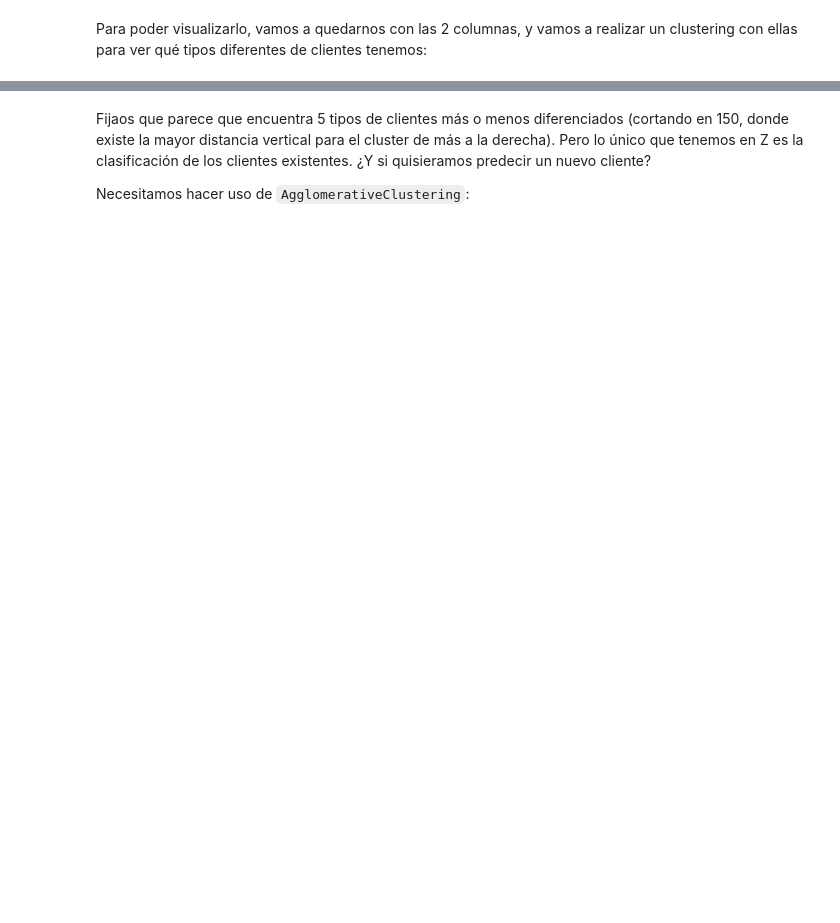
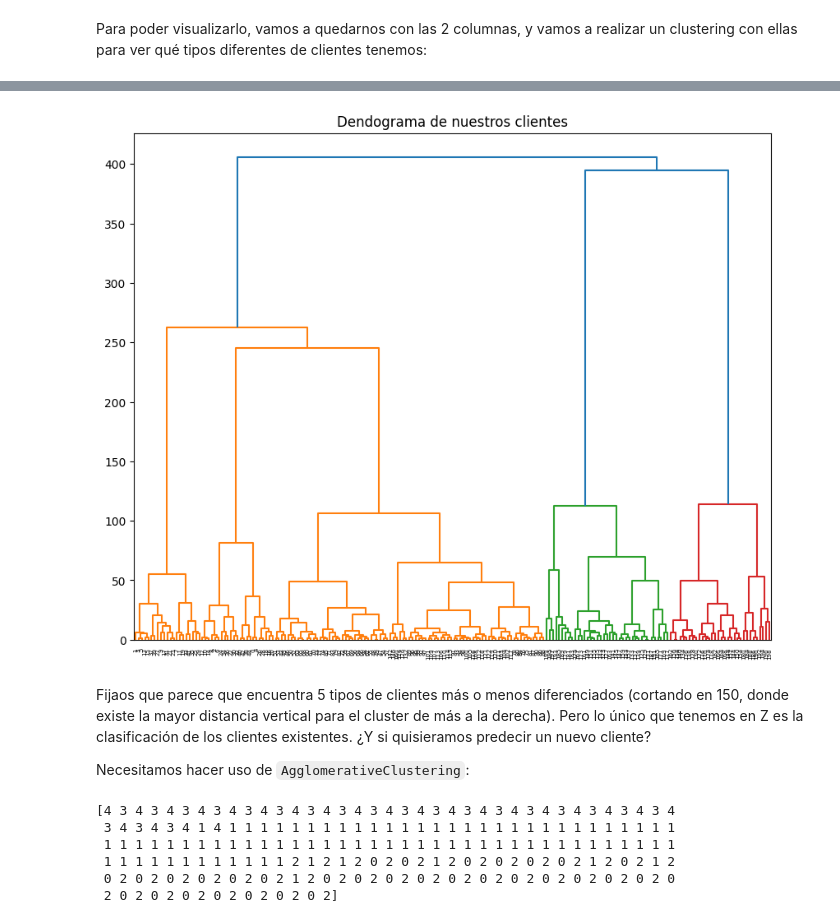
Before and after one commit to caroidarraga/Aprendizaje_No_Supervisado, a Jupyter notebook: VC03_Métodos_de_clustering_jerárquico.ipynb, the cells around one changed output, grey strips where cells are left out. Cells and saved outputs as stored; diff of their text form; code cells hidden in the pictures; blank space fills up the shorter version.

```diff
--- a/VC03_Métodos_de_clustering_jerárquico.ipynb
+++ b/VC03_Métodos_de_clustering_jerárquico.ipynb
@@ -215,11 +295,14 @@ print(data[:10])
 # %%
 from matplotlib._api import define_aliases
 # realizamos el clustering
 
 
 plt.figure(figsize=(10, 8))
 plt.title("Dendograma de nuestros clientes")
-## Aquí tu código ##
+Z=linkage(data, method='ward')
+dendrograma=dendrogram(Z)
+# %% [output]
+[figure, added]
 # %% [markdown]
 Fijaos que parece que encuentra 5 tipos de clientes más o menos diferenciados (cortando en 150, donde existe la mayor distancia vertical para el cluster de más a la derecha). Pero lo único que tenemos en Z es la clasificación de los clientes existentes. ¿Y si quisieramos predecir un nuevo cliente?
 
@@ -231,3 +310,16 @@ from sklearn.cluster import AgglomerativeClustering
+# %%
+from sklearn.cluster import AgglomerativeClustering
+
+cluster=AgglomerativeClustering(n_clusters=5, affinity='euclidean', linkage='ward')
+clusters=cluster.fit_predict(data)
+print(clusters)
+# %% [output]
+[4 3 4 3 4 3 4 3 4 3 4 3 4 3 4 3 4 3 4 3 4 3 4 3 4 3 4 3 4 3 4 3 4 3 4 3 4
+ 3 4 3 4 3 4 1 4 1 1 1 1 1 1 1 1 1 1 1 1 1 1 1 1 1 1 1 1 1 1 1 1 1 1 1 1 1
+ 1 1 1 1 1 1 1 1 1 1 1 1 1 1 1 1 1 1 1 1 1 1 1 1 1 1 1 1 1 1 1 1 1 1 1 1 1
+ 1 1 1 1 1 1 1 1 1 1 1 1 2 1 2 1 2 0 2 0 2 1 2 0 2 0 2 0 2 0 2 1 2 0 2 1 2
+ 0 2 0 2 0 2 0 2 0 2 0 2 1 2 0 2 0 2 0 2 0 2 0 2 0 2 0 2 0 2 0 2 0 2 0 2 0
+ 2 0 2 0 2 0 2 0 2 0 2 0 2 0 2]
 # %%
 plt.figure(figsize=(10, 7))
 plt.scatter(data[:,0], data[:,1], c=cluster.labels_, cmap='rainbow')
```
Also changed, not shown: parts of 18 cells of this notebook.
